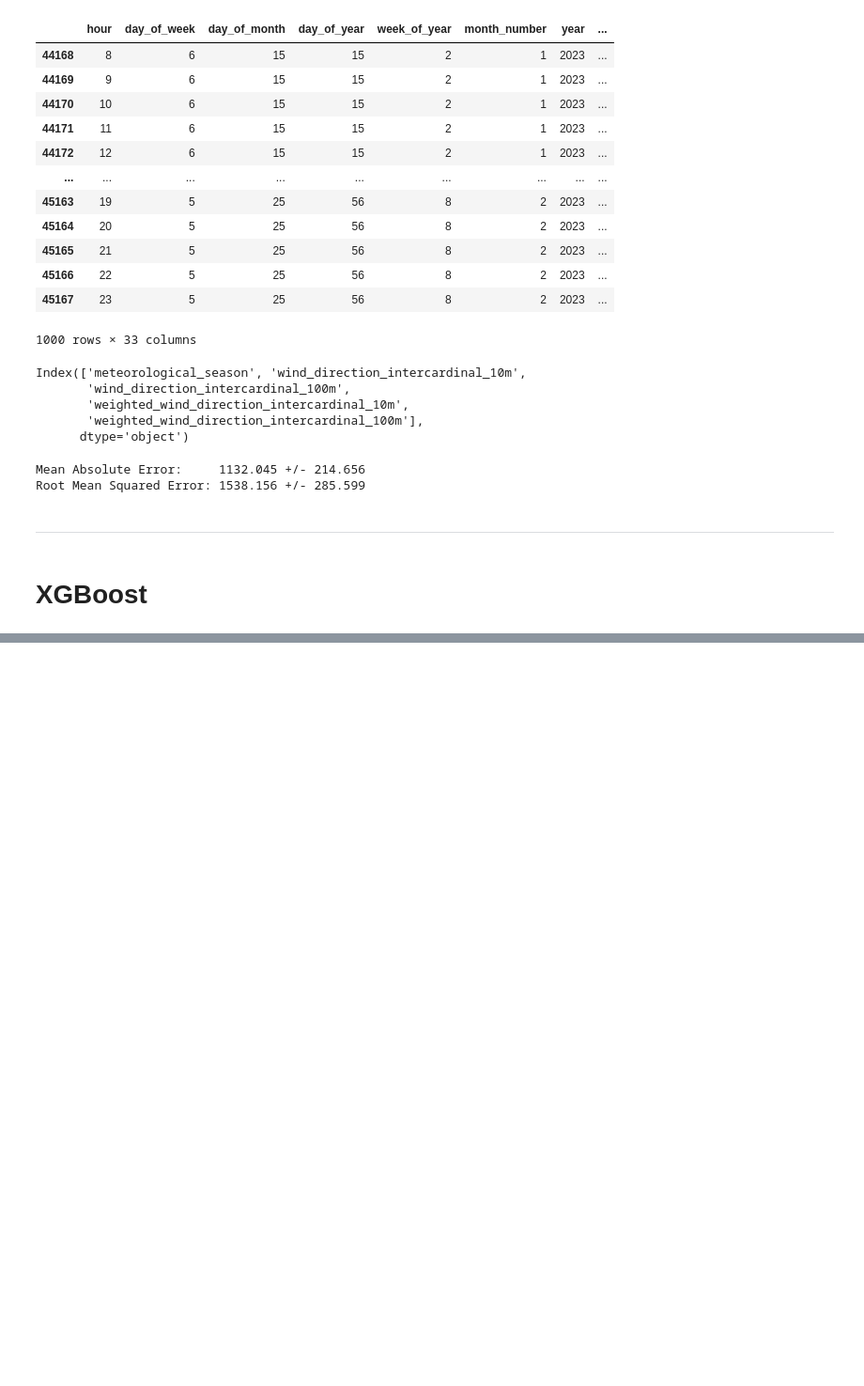
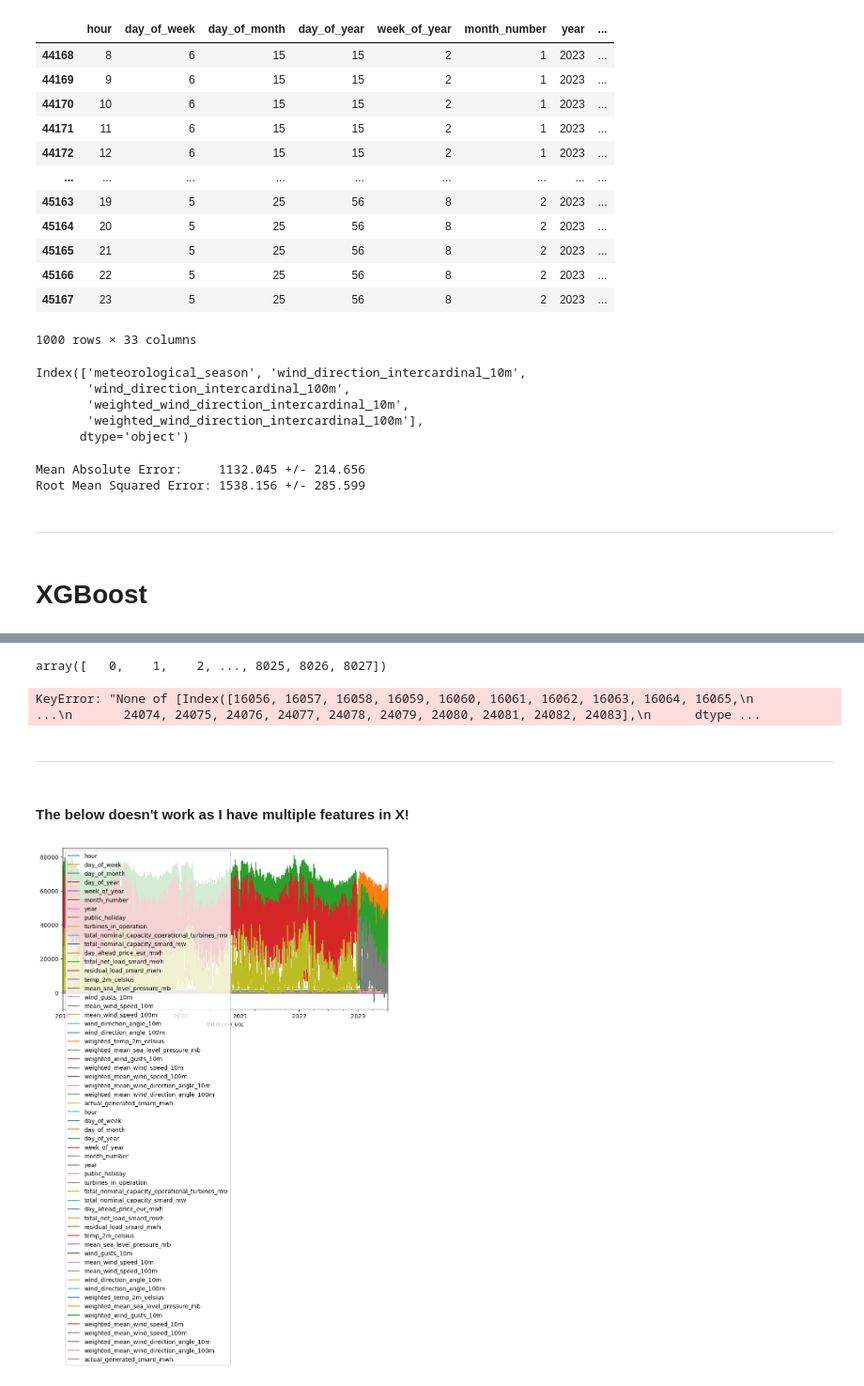
Before and after one commit to meteoviz/wind_power_forecasting_germany, a Jupyter notebook: notebooks/xgboost.ipynb, the cells around one changed output, grey strips where cells are left out. Shown at 94% size. Saved outputs shown, nothing was run; the diff lists cells and outputs as text; code cells hidden in the pictures; blank space fills up the shorter version.

```diff
--- a/notebooks/xgboost.ipynb
+++ b/notebooks/xgboost.ipynb
@@ -201,0 +288,22 @@ regr = xgb.XGBRegressor()
+# %%
+all_splits[0][0]
+# %% [output]
+array([   0,    1,    2, ..., 8025, 8026, 8027])
+# %%
+X.loc[all_splits[1][1]]
+# %% [output]
+KeyError: "None of [Index([16056, 16057, 16058, 16059, 16060, 16061, 16062, 16063, 16064, 16065,\n       ...\n       24074, 24075, 24076, 24077, 24078, 24079, 24080, 24081, 24082, 24083],\n      dtype ...
+# %% [markdown]
+------
+# %% [markdown]
+#### The below doesn't work as I have multiple features in X!
+# %%
+train = df.loc[df.index < '2023-01-01']
+test = df.loc[df.index >= '2023-01-01']
+# %%
+fig, ax = plt.subplots(figsize=(10,5))
+train.plot(ax=ax, label='training set')
+test.plot(ax=ax, label='test set')
+plt.show()
+# %% [output]
+[figure, added]
```
Also changed, not shown: parts of 19 cells of this notebook.
